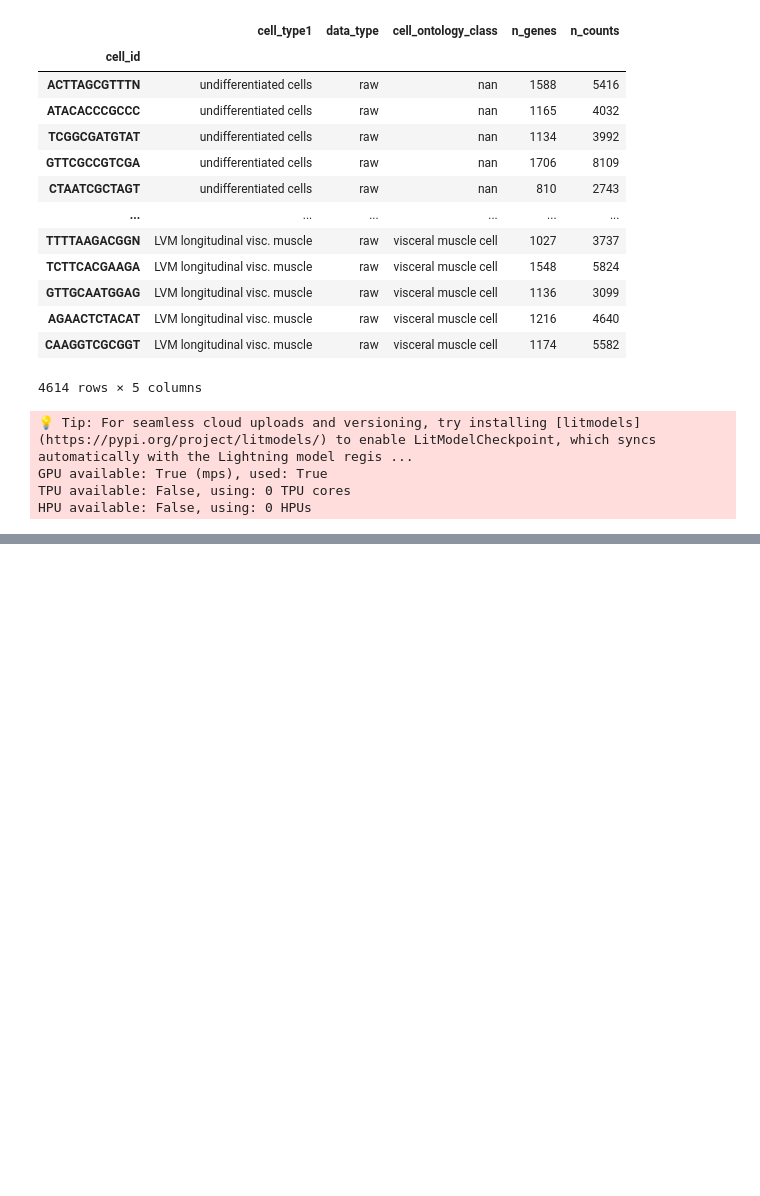
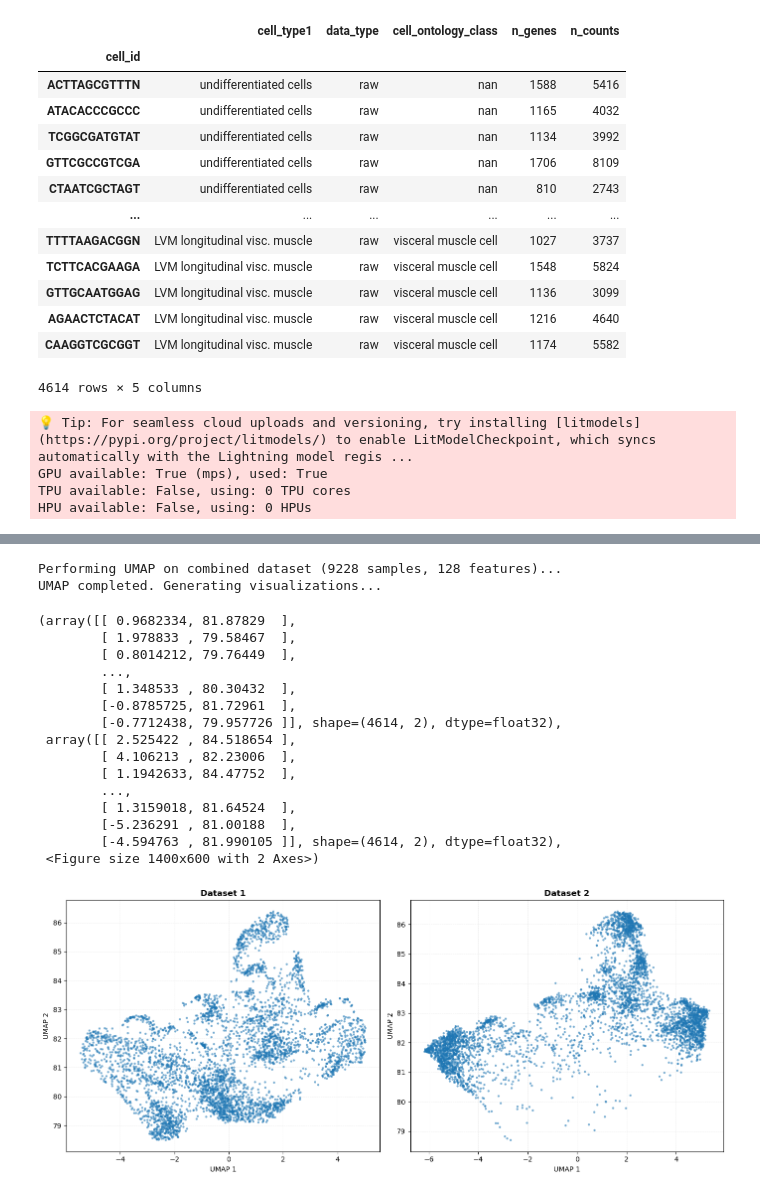
Before and after one commit to LangtianM/scDeepSim, a Jupyter notebook: Alles.ipynb, the cells around one changed output, grey strips where cells are left out. Drawn from its saved outputs; the diff is of its cells as text; code cells hidden in the pictures; blank space fills up the shorter version.

```diff
--- a/Alles.ipynb
+++ b/Alles.ipynb
@@ -220,0 +169,9 @@ UMAP completed. Generating visualizations...
+# %%
+latent_samples_null = diffusion.sample(num_samples=len(latent_adata),
+                                      sampling_timesteps=50,
+                                    labels=None,
+                                    ddim_sampling_eta=0.1,
+                                    use_ema=False,
+                                    clip_denoised=False)
+compare_umap(latent_adata.X, latent_samples_null)
+# %% [output]
@@ -220,0 +179,18 @@ UMAP completed. Generating visualizations...
+Performing UMAP on combined dataset (9228 samples, 128 features)...
+UMAP completed. Generating visualizations...
+(array([[ 0.9682334, 81.87829  ],
+        [ 1.978833 , 79.58467  ],
+        [ 0.8014212, 79.76449  ],
+        ...,
+        [ 1.348533 , 80.30432  ],
+        [-0.8785725, 81.72961  ],
+        [-0.7712438, 79.957726 ]], shape=(4614, 2), dtype=float32),
+ array([[ 2.525422 , 84.518654 ],
+        [ 4.106213 , 82.23006  ],
+        [ 1.1942633, 84.47752  ],
+        ...,
+        [ 1.3159018, 81.64524  ],
+        [-5.236291 , 81.00188  ],
+        [-4.594763 , 81.990105 ]], shape=(4614, 2), dtype=float32),
+ <Figure size 1400x600 with 2 Axes>)
+[figure, added]
```
Also changed, not shown: parts of 14 cells of this notebook, 3 other files.
